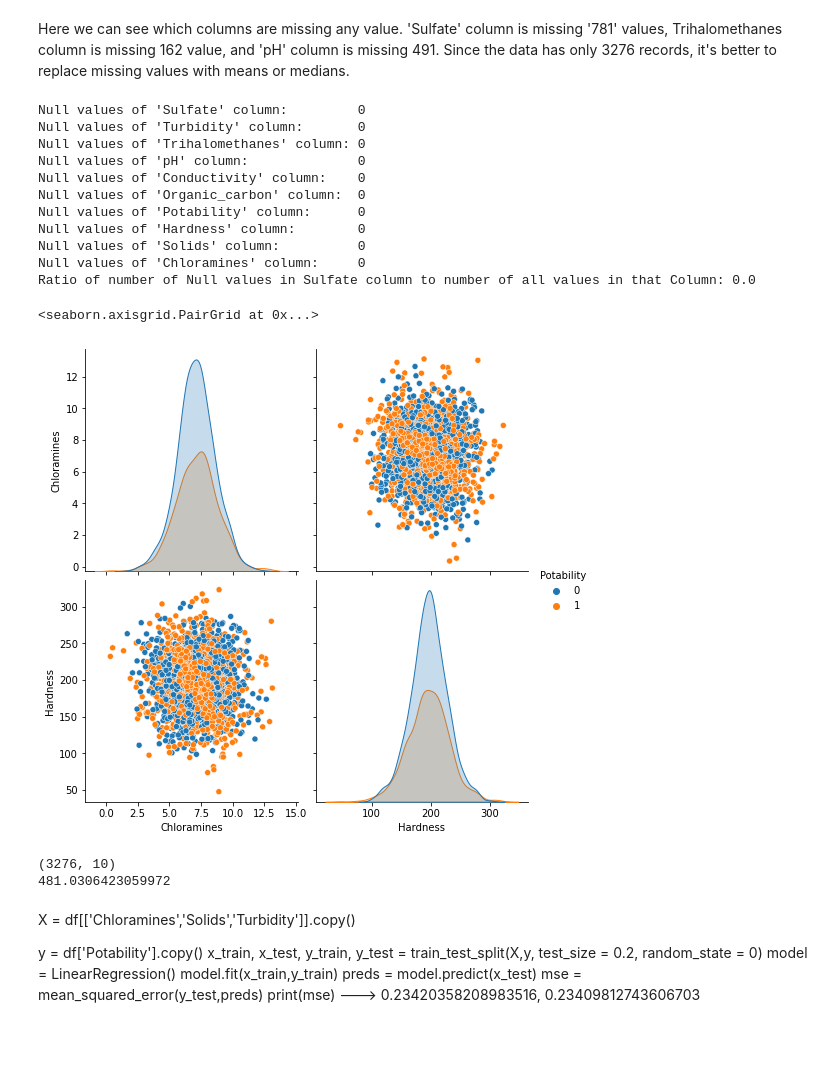
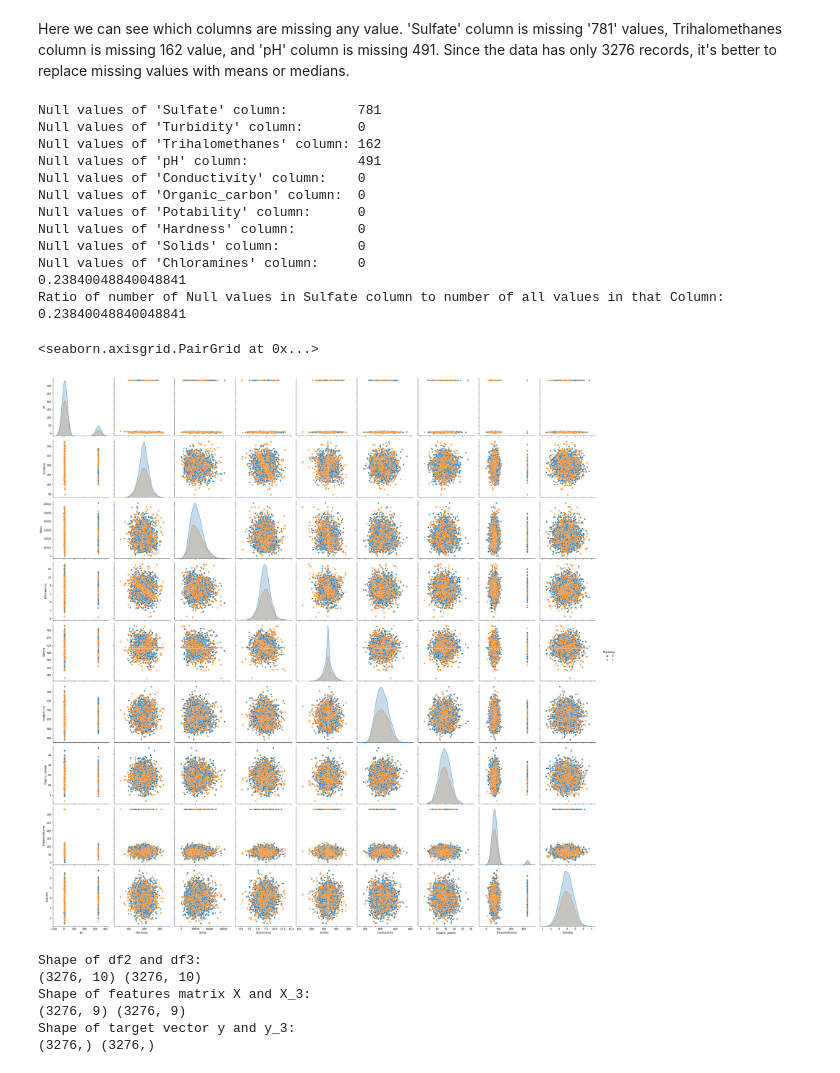
Before and after one commit to AbuzerXudaverdi/water-potability-project, a Jupyter notebook: potability.ipynb, the cells around one changed output. Saved outputs shown, nothing was run; the diff lists cells and outputs as text; code cells hidden in the pictures; blank space fills up the shorter version.

```diff
--- a/potability.ipynb
+++ b/potability.ipynb
@@ -58,7 +62,7 @@ Here we can see which columns are missing any value. 'Sulfate' column is missing
 # %%
 cols = []
 for col in df.columns:
-  if col == 'Potability':
+  if col != 'Potability':
     cols.append(col)
 
 print("Null values of 'Sulfate' column:        ", sum(pd.isnull(df['Sulfate'])))
@@ -74,52 +78,48 @@ print("Null values of 'Chloramines' column:    ", sum(pd.isnull(df['Chloramines'
 
 x = sum(pd.isnull(df['Sulfate']))/len(df['Sulfate'])
 y = len(df['Sulfate'])
+print(x)
 df.fillna(value=df['Sulfate'].median(), inplace=True)
+df.fillna(value=df['Trihalomethanes'].median(), inplace=True)
+df.fillna(value=df['ph'].median(), inplace=True)
 print ("Ratio of number of Null values in Sulfate column to number of all values in that Column:", x)
 # %% [output]
-Null values of 'Sulfate' column:         0
+Null values of 'Sulfate' column:         781
 Null values of 'Turbidity' column:       0
-Null values of 'Trihalomethanes' column: 0
-Null values of 'pH' column:              0
+Null values of 'Trihalomethanes' column: 162
+Null values of 'pH' column:              491
 Null values of 'Conductivity' column:    0
 Null values of 'Organic_carbon' column:  0
 Null values of 'Potability' column:      0
 Null values of 'Hardness' column:        0
 Null values of 'Solids' column:          0
 Null values of 'Chloramines' column:     0
-Ratio of number of Null values in Sulfate column to number of all values in that Column: 0.0
+0.23840048840048841
+Ratio of number of Null values in Sulfate column to number of all values in that Column: 0.23840048840048841
 # %%
-factors = df[['Chloramines','Hardness','Potability']]
-import seaborn as sns
+factors = df[['ph', 'Hardness', 'Solids', 'Chloramines', 'Sulfate', 'Conductivity', 'Organic_carbon', 'Trihalomethanes', 'Turbidity','Potability']]
 sns.pairplot(factors, hue='Potability', height=3.5)
 # %% [output]
 <seaborn.axisgrid.PairGrid at 0x...>
-[figure, old version]
+[figure, new version]
-# %%
-#dropping null values in pH, Sulfate, and Trihalomethanes columns
-df2 = df.dropna(subset = ['ph','Sulfate', 'Trihalomethanes'])
-print(df2.shape)
-sulfate_max = np.max(df['Sulfate'])
-print(sulfate_max)
-#plt.matshow(df.corr())
-#plt.show()
-# best feature set is 'Sulfate','Turbidity','Trihalomethanes','ph', 'Conductivity','Chloramines'
-#X = df2[['Sulfate','Turbidity','Trihalomethanes','ph', 'Conductivity','Organic_carbon','Chloramines', 'Hardness']].copy()
-#X = df2[['Chloramines', 'Hardness']].copy()
-X = df2[['Sulfate','Turbidity','Trihalomethanes','ph', 'Conductivity','Organic_carbon','Chloramines', 'Hardness', 'Solids']].copy()
-#X = df2[[cols]]
-y = df2[['Potability']].copy()
-# %% [output]
-(3276, 10)
-481.0306423059972
-# %% [markdown]
-X = df[['Chloramines','Solids','Turbidity']].copy()
-
-y = df['Potability'].copy()
-x_train, x_test, y_train, y_test = train_test_split(X,y, test_size = 0.2, random_state = 0)
-model = LinearRegression()
-model.fit(x_train,y_train)
-preds = model.predict(x_test)
-mse = mean_squared_error(y_test,preds)
-print(mse) ---> 0.23420358208983516, 0.23409812743606703
+# %%
+df2 = df.copy()   #copying df
+df3 = df.copy()
+print("Shape of df2 and df3:")
+print(df2.shape, df3.shape)
+X = df2[cols]
+y = df2['Potability'].copy()
+X_3 = df3[cols]
+y_3 = df3['Potability'].copy()
+print("Shape of features matrix X and X_3:")
+print(X.shape, X_3.shape)
+print("Shape of target vector y and y_3:")
+print(y.shape, y_3.shape)
+# %% [output]
+Shape of df2 and df3:
+(3276, 10) (3276, 10)
+Shape of features matrix X and X_3:
+(3276, 9) (3276, 9)
+Shape of target vector y and y_3:
+(3276,) (3276,)
 # %%
```
Also changed, not shown: parts of 6 cells of this notebook.
